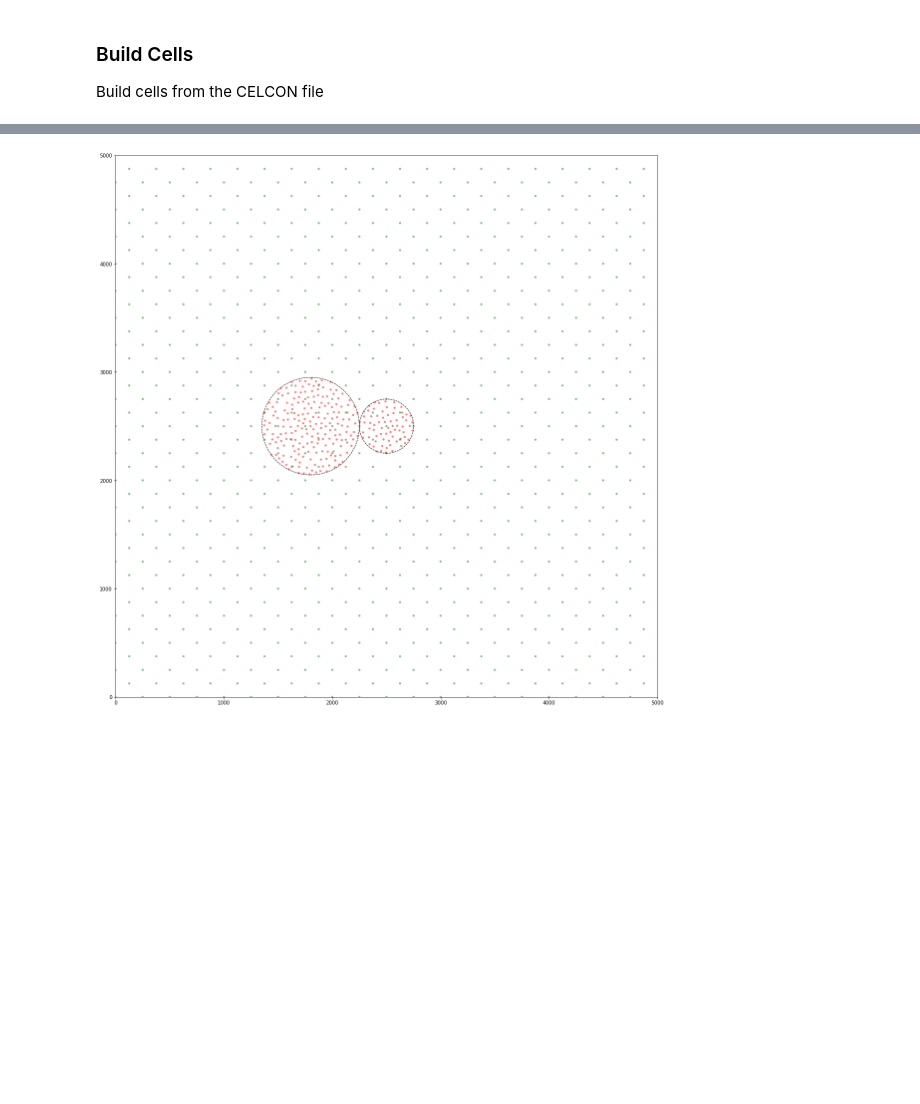
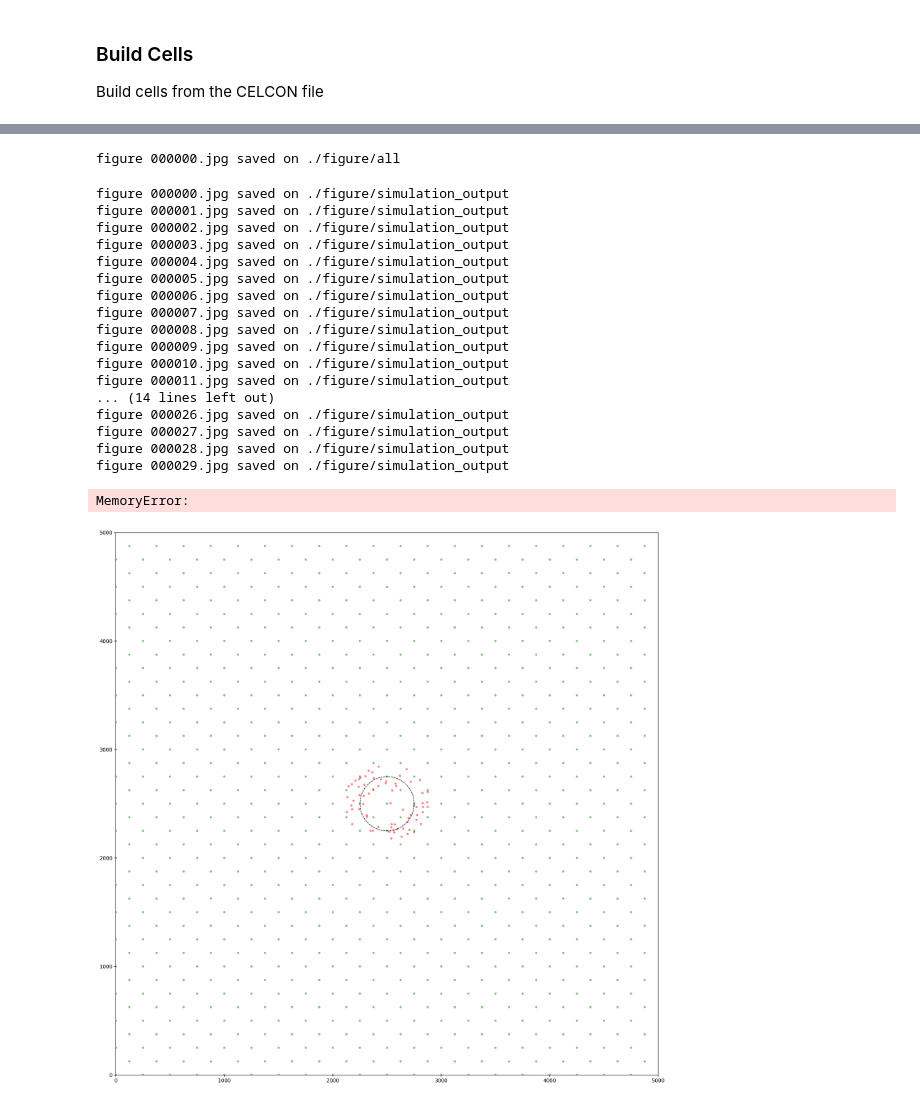
Before and after one commit to azfairuza/stemcell, a Jupyter notebook: main.ipynb, the cells around one changed output, grey strips where cells are left out. Cells and saved outputs as stored; diff of their text form; code cells hidden in the pictures; blank space fills up the shorter version.

Commit message:
The program is not working for simulation

```diff
--- a/main.ipynb
+++ b/main.ipynb
@@ -83,4 +86,27 @@ print(sc.Integrin.integrin_number)
 # %%
-sc.showAll(cells, substrate, show_substrate=True)
+sc.showAll(cells, substrate, show_substrate=True, save=True, folder='all')
 # %% [output]
-[figure, removed]
+figure 000000.jpg saved on ./figure/all
+# %%
+importlib.reload(sc)
+sc.simulate1(cells, substrate, movespeed=5, dstlimit=750, n_iteration=50)
+# %% [output]
+figure 000000.jpg saved on ./figure/simulation_output
+figure 000001.jpg saved on ./figure/simulation_output
+figure 000002.jpg saved on ./figure/simulation_output
+figure 000003.jpg saved on ./figure/simulation_output
+figure 000004.jpg saved on ./figure/simulation_output
+figure 000005.jpg saved on ./figure/simulation_output
+figure 000006.jpg saved on ./figure/simulation_output
+figure 000007.jpg saved on ./figure/simulation_output
+figure 000008.jpg saved on ./figure/simulation_output
+figure 000009.jpg saved on ./figure/simulation_output
+figure 000010.jpg saved on ./figure/simulation_output
+figure 000011.jpg saved on ./figure/simulation_output
+... (14 lines left out)
+figure 000026.jpg saved on ./figure/simulation_output
+figure 000027.jpg saved on ./figure/simulation_output
+figure 000028.jpg saved on ./figure/simulation_output
+figure 000029.jpg saved on ./figure/simulation_output
+MemoryError:
+[figure, added]
```
Also changed, not shown: parts of 8 cells of this notebook.
